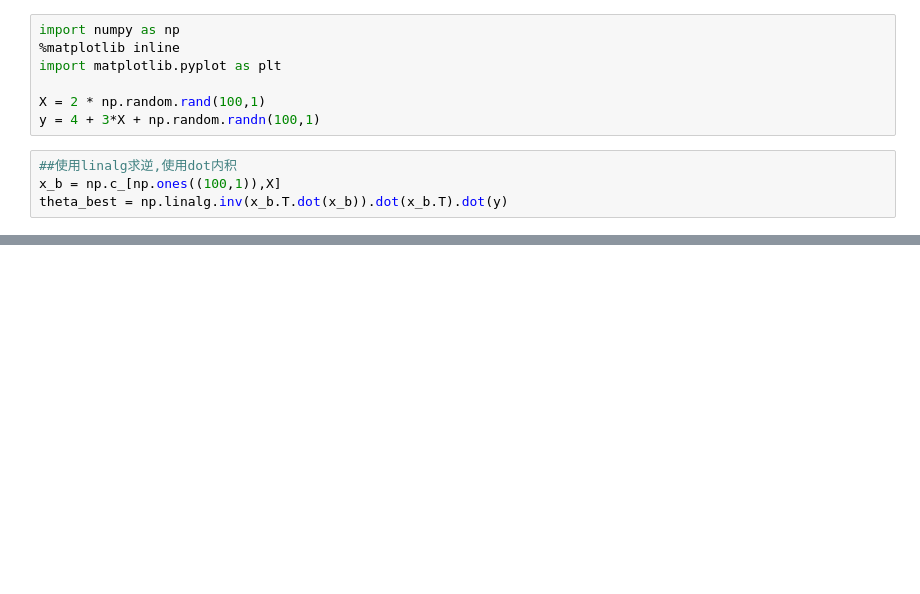
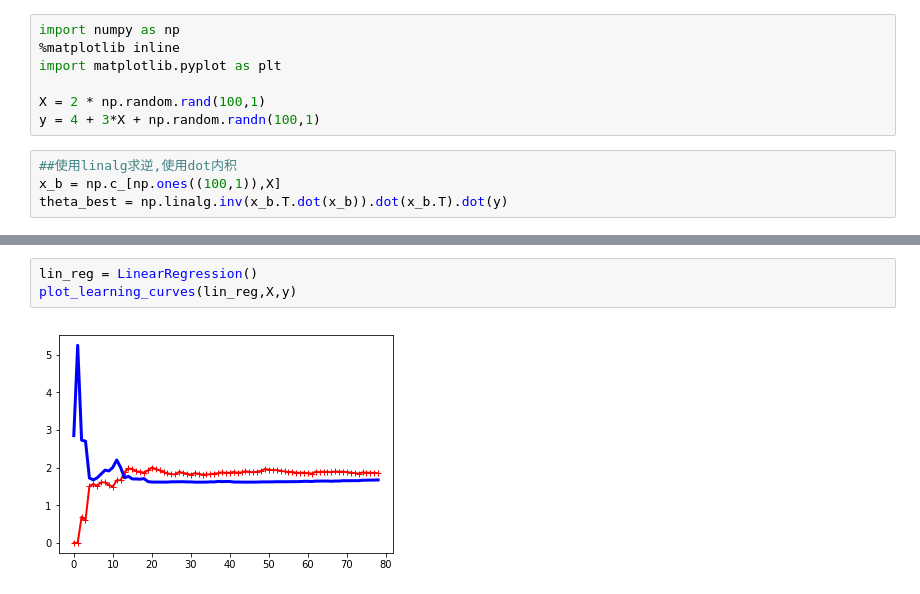
Before and after one commit to Rheasilvia/Scikit-Learn-And-Tensorflow, a Jupyter notebook: linear/linear.ipynb, the cells around one changed output, grey strips where cells are left out. Drawn from its saved outputs; the diff is of its cells as text; blank space fills up the shorter version.

```diff
--- a/linear/linear.ipynb
+++ b/linear/linear.ipynb
@@ -45,0 +150,5 @@ array([[4.14975349],
+# %%
+lin_reg = LinearRegression()
+plot_learning_curves(lin_reg,X,y)
+# %% [output]
+[figure, added]
```
Also changed, not shown: parts of 20 cells of this notebook.
